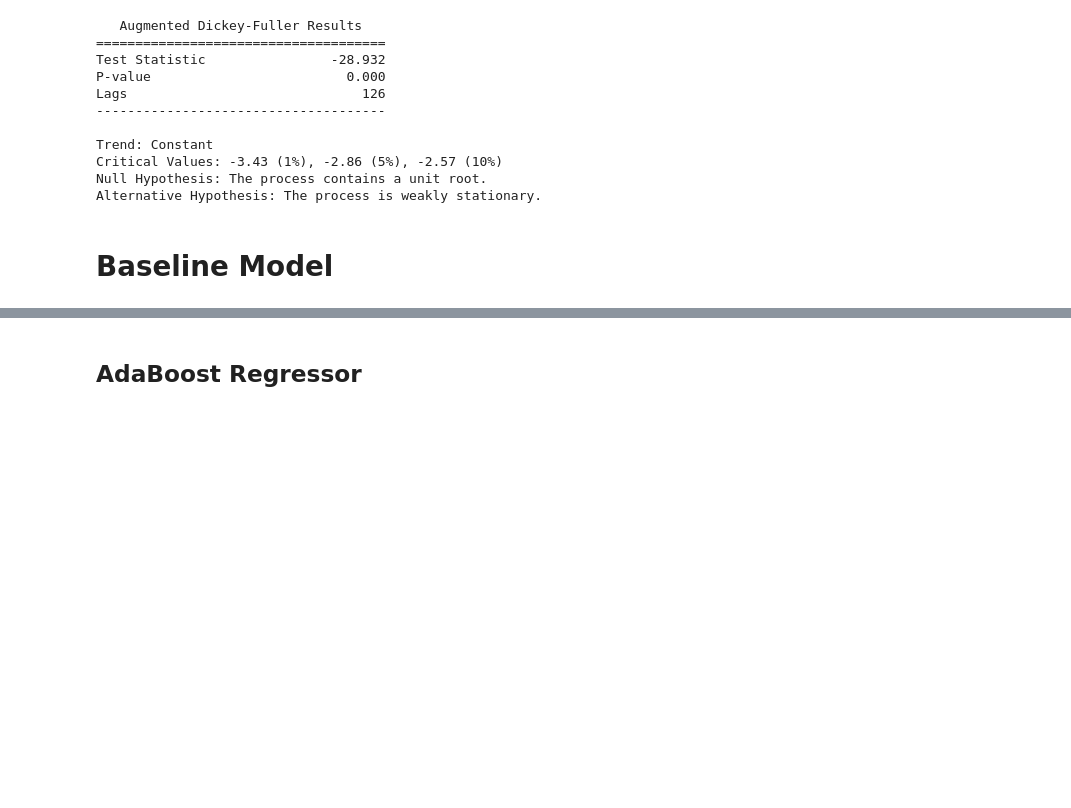
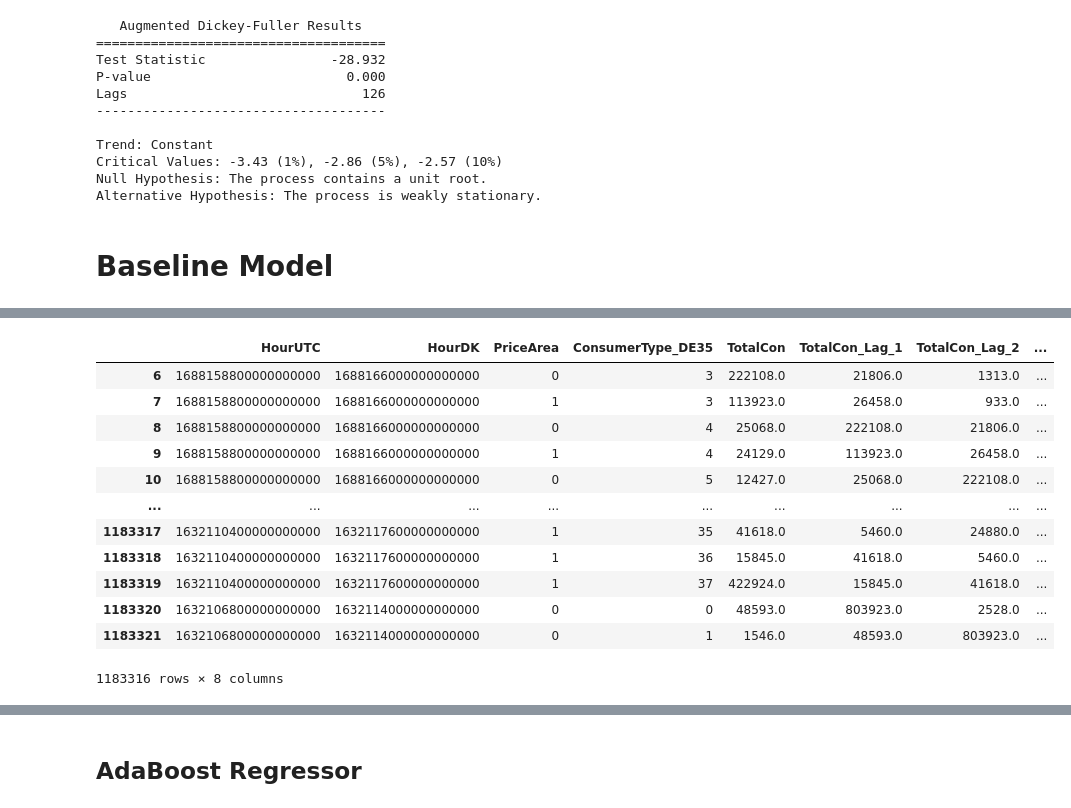
Before and after one commit to quantran-13/cs2215-ECD-mlops, a Jupyter notebook: notebooks/baseline_model.ipynb, the cells around one changed output, grey strips where cells are left out. Drawn from its saved outputs; the diff is of its cells as text; code cells hidden in the pictures; blank space fills up the shorter version.

```diff
--- a/notebooks/baseline_model.ipynb
+++ b/notebooks/baseline_model.ipynb
@@ -126,0 +229,27 @@ Alternative Hypothesis: The process is weakly stationary.
+# %%
+import pandas as pd
+from sklearn.base import BaseEstimator, TransformerMixin
+
+class LagFeatureGenerator(BaseEstimator, TransformerMixin):
+    def __init__(self, lag: int = 1, warn_on_na: bool = False, drop_na: bool = False):
+        self.lag = lag
+        self.warn_on_na = warn_on_na
+        self.drop_na = drop_na
+
+    def fit(self, X: pd.DataFrame, y=None):
+        return self
+
+    def transform(self, X: pd.DataFrame) -> pd.DataFrame:
+        lagged_data = X.copy()
+        for i in range(1, self.lag + 1):
+            lagged_column = lagged_data.groupby('PriceArea')['TotalCon'].transform(lambda x: x.shift(i))
+            if self.warn_on_na and lagged_column.isna().any():
+                print(f"Warning: NaN values detected in TotalCon_Lag_{i} column.")
+
+            lagged_data[f'TotalCon_Lag_{i}'] = lagged_column
+
+        if self.drop_na:
+            print(f"Warning: Auto drop NA values enabled.")
+            lagged_data = lagged_data.dropna()
+
+        return lagged_data
@@ -126,0 +258,12 @@ Alternative Hypothesis: The process is weakly stationary.
+# %%
+# Create a scikit-learn pipeline with preprocessing and lag feature generation
+preprocessing_pipeline = Pipeline([
+    ('preprocessor', TimeSeriesPreprocessor()),
+    ('lag_feature_generator', LagFeatureGenerator(
+        lag=3,
+        warn_on_na=True,
+        drop_na=True
+    ))
+])
+# %%
+processed_data = preprocessing_pipeline.fit_transform(df)
@@ -126,0 +275,16 @@ Alternative Hypothesis: The process is weakly stationary.
+# %%
+processed_data
+# %% [output]
+|  | HourUTC | HourDK | PriceArea | ConsumerType_DE35 | TotalCon | TotalCon_Lag_1 | TotalCon_Lag_2 | ... |
+| 6 | 1688158800000000000 | 1688166000000000000 | 0 | 3 | 222108.0 | 21806.0 | 1313.0 | ... |
+| 7 | 1688158800000000000 | 1688166000000000000 | 1 | 3 | 113923.0 | 26458.0 | 933.0 | ... |
+| 8 | 1688158800000000000 | 1688166000000000000 | 0 | 4 | 25068.0 | 222108.0 | 21806.0 | ... |
+| 9 | 1688158800000000000 | 1688166000000000000 | 1 | 4 | 24129.0 | 113923.0 | 26458.0 | ... |
+| 10 | 1688158800000000000 | 1688166000000000000 | 0 | 5 | 12427.0 | 25068.0 | 222108.0 | ... |
+| ... | ... | ... | ... | ... | ... | ... | ... | ... |
+| 1183317 | 1632110400000000000 | 1632117600000000000 | 1 | 35 | 41618.0 | 5460.0 | 24880.0 | ... |
+| 1183318 | 1632110400000000000 | 1632117600000000000 | 1 | 36 | 15845.0 | 41618.0 | 5460.0 | ... |
+| 1183319 | 1632110400000000000 | 1632117600000000000 | 1 | 37 | 422924.0 | 15845.0 | 41618.0 | ... |
+| 1183320 | 1632106800000000000 | 1632114000000000000 | 0 | 0 | 48593.0 | 803923.0 | 2528.0 | ... |
+| 1183321 | 1632106800000000000 | 1632114000000000000 | 0 | 1 | 1546.0 | 48593.0 | 803923.0 | ... |
+1183316 rows × 8 columns
```
Also changed, not shown: parts of 28 cells of this notebook, 1 other file.
